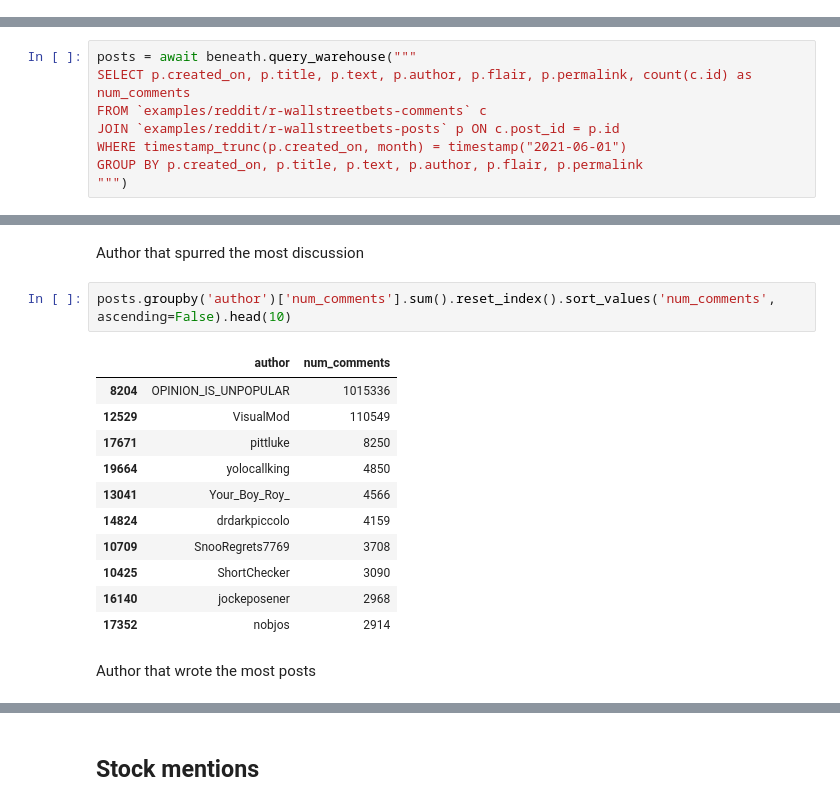
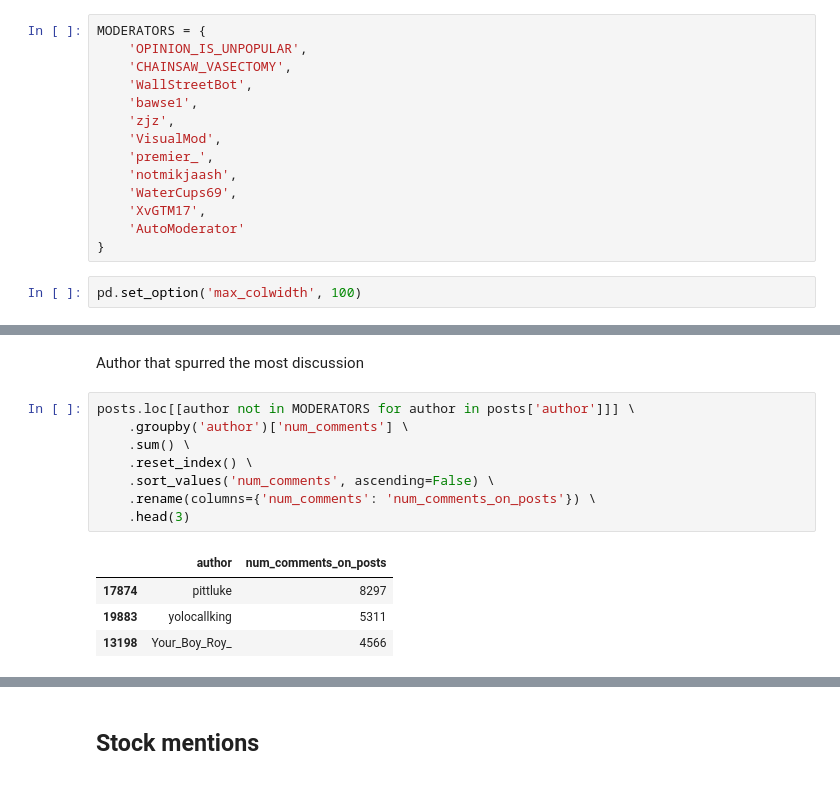
Before and after one commit to beneath-hq/beneath, a Jupyter notebook: examples/wallstreetbets-analytics/explore/explore.ipynb, the cells around one changed output, grey strips where cells are left out. Cells and saved outputs as stored; diff of their text form.

```diff
--- a/examples/wallstreetbets-analytics/explore/explore.ipynb
+++ b/examples/wallstreetbets-analytics/explore/explore.ipynb
@@ -73,2 +57,18 @@ fig.show()
+# %%
+MODERATORS = {
+    'OPINION_IS_UNPOPULAR',
+    'CHAINSAW_VASECTOMY',
+    'WallStreetBot',
+    'bawse1',
+    'zjz',
+    'VisualMod',
+    'premier_',
+    'notmikjaash',
+    'WaterCups69',
+    'XvGTM17',
+    'AutoModerator'
+}
+# %%
+pd.set_option('max_colwidth', 100)
 # %% [markdown]
 # June report
@@ -77,10 +75,2 @@ TODO: refactor queries to batch all feature engineering for a given entity (stoc
 # %% [markdown]
 ## Posts
-# %%
-posts = await beneath.query_warehouse("""
-SELECT p.created_on, p.title, p.text, p.author, p.flair, p.permalink, count(c.id) as num_comments
-FROM `examples/reddit/r-wallstreetbets-comments` c
-JOIN `examples/reddit/r-wallstreetbets-posts` p ON c.post_id = p.id
-WHERE timestamp_trunc(p.created_on, month) = timestamp("2021-06-01")
-GROUP BY p.created_on, p.title, p.text, p.author, p.flair, p.permalink
-""")
@@ -138,18 +272,15 @@ good_discussion_posts[good_discussion_posts['num_comments'] >= 1].tail()
 # %% [markdown]
 Author that spurred the most discussion
 # %%
-posts.groupby('author')['num_comments'].sum().reset_index().sort_values('num_comments', ascending=False).head(10)
+posts.loc[[author not in MODERATORS for author in posts['author']]] \
+    .groupby('author')['num_comments'] \
+    .sum() \
+    .reset_index() \
+    .sort_values('num_comments', ascending=False) \
+    .rename(columns={'num_comments': 'num_comments_on_posts'}) \
+    .head(3)
 # %% [output]
-|  | author | num_comments |
-| 8204 | OPINION_IS_UNPOPULAR | 1015336 |
-| 12529 | VisualMod | 110549 |
-| 17671 | pittluke | 8250 |
-| 19664 | yolocallking | 4850 |
-| 13041 | Your_Boy_Roy_ | 4566 |
-| 14824 | drdarkpiccolo | 4159 |
-| 10709 | SnooRegrets7769 | 3708 |
-| 10425 | ShortChecker | 3090 |
-| 16140 | jockeposener | 2968 |
-| 17352 | nobjos | 2914 |
+|  | author | num_comments_on_posts |
+| 17874 | pittluke | 8297 |
+| 19883 | yolocallking | 5311 |
+| 13198 | Your_Boy_Roy_ | 4566 |
-# %% [markdown]
-Author that wrote the most posts
```
Also changed, not shown: parts of 51 cells of this notebook.
